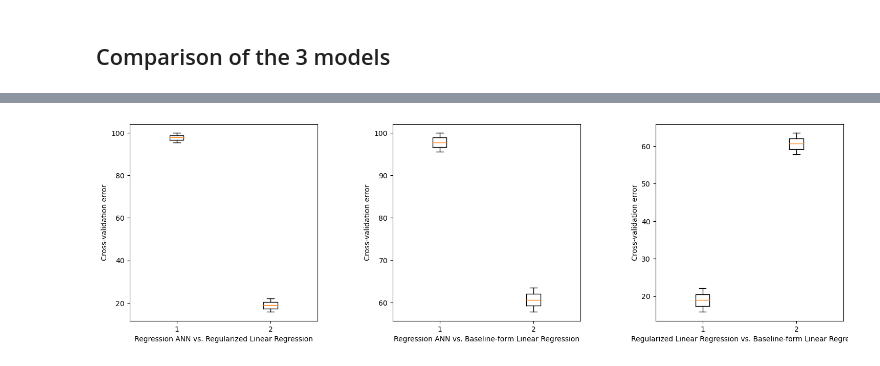
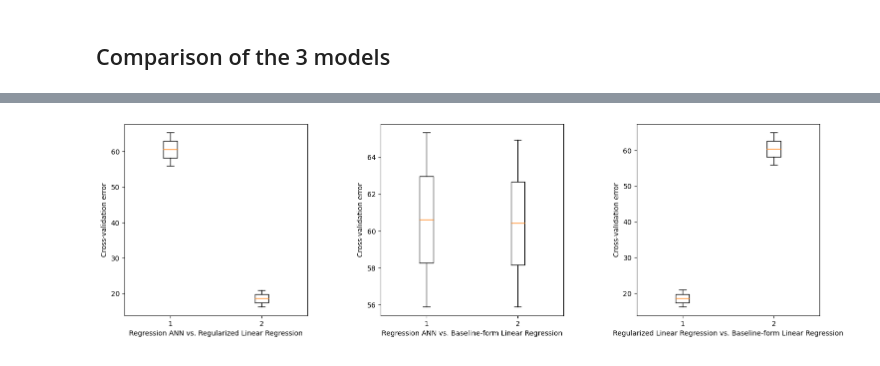
Before and after one commit to carolinahdzm/MLandDataM-Project2, a Jupyter notebook: Project2.ipynb, the cells around one changed output, grey strips where cells are left out. Saved outputs shown, nothing was run; the diff lists cells and outputs as text; code cells hidden in the pictures.

```diff
--- a/Project2.ipynb
+++ b/Project2.ipynb
@@ -28,8 +29,8 @@ warnings.filterwarnings('ignore')
 %matplotlib inline
 # %%
 # Load data from csv and store it in dataframe
-path = 'C:/Users/HP/Desktop/MASTER/1ST COURSE/INTRO TO ML AND DM/South-African-Heart-Disease-data-analysis-using-python-master/part1/dataset.xls'
-df = pd.read_excel(path, sheet_name='Sheet1')
+path = 'SAheart.data.txt'
+df = pd.read_csv(path)
 # %% [markdown]
 ## Data visualization
 # %%
@@ -53,7 +54,7 @@ df
 462 rows × 11 columns
 # %%
 # Drop row column
-df.drop(['row'], axis = 'columns', inplace=True)
+df.drop(['row.names'], axis = 'columns', inplace=True)
 # %%
 # Plot disperssion matrix to see correlation
 f, ax = plt.subplots(figsize = (10, 8))
@@ -137,7 +138,7 @@ In a linear regression problem, we are predicting our dependent variable through
 We are interested in discovering whether we can improve this model by reaching the same prediction power using fewer attributes. For this purpose, we perform a forward selection test with cross-validation across 5 outer folds and 10 inner folds, where we train a model starting with no features and gradually select and add, one-by-one, the features which minimize the squared error in the inner cross-validation loop, until the error cannot be minimized by adding any further predictors. Finally, we compute the R2 value of both the full model without feature selection and the newly-fitted feature-selecting model upon a test set, in order to see what percentage of the variance within the dataset is explained by each model.
 # %%
 raw_data = df.to_numpy()
-attr_col = list(df.columns).index('adiposity')
+attr_col = list(df.columns).index('obesity')
 cols = list(range(0, attr_col)) + list(range(attr_col + 1, len(df.columns)))
 
 X = raw_data[:, cols]
@@ -583,41 +583,44 @@ for par_index, test_index in CV1.split(X):
 
 
     # ANN Regression -----------------------------------------------------------------------------------------------
-    h_unit_interval = np.arange(1, 6, 1) # number of hidden units in the single hidden layer
-    nr_of_nn_replicates = 1 # when finding loss, take the best neural network from n replicates (to deal with local minima issues)
+    h_unit_interval = np.arange(1, 4, 1) # number of hidden units in the single hidden layer
+    nr_of_nn_replicates = 3 # when finding loss, take the best neural network from n replicates (to deal with local minima issues)
     max_iter = 10000 # max nr. of epochs (if convergence is not yet reached)
 
     ann_gen_error_rate_s = np.zeros(len(h_unit_interval))
 
     for s in range(0, len(h_unit_interval)):
         k2 = 0
-#         ann_val_error_rate = np.zeros(K2)
+        ann_val_error_rate = np.zeros(K2)
 
-#         for train_index, val_index in CV2.split(X_par):
-#             print('hello')
-#              extract training and test set for current CV fold
-#             X_train = torch.tensor(X_par[train_index,:], dtype=torch.float)
-#             y_train = torch.tensor(y_par[train_index], dtype=torch.float)
-#             X_val = torch.tensor(X_par[val_index,:], dtype=torch.float)
-#             y_val = torch.tensor(y_par[val_index], dtype=torch.float)
+        for train_index, val_index in CV2.split(X_par):
+            #print('hello')
 
-#             ann_model = lambda: torch.nn.Sequential(
-#                                     torch.nn.Linear(M, h_unit_interval[s]),
-#                                     torch.nn.Tanh(),
-#                                     torch.nn.Linear(h_unit_interval[s], 1), # H hidden units to 1 output neuron
-#                                     # no final tranfer function, since we are interested in the "linear output"
-#                                 )
+            ann_model = lambda: torch.nn.Sequential(
+                                     torch.nn.Linear(M, h_unit_interval[s]),
+                                     torch.nn.Tanh(),
+                                     torch.nn.Linear(h_unit_interval[s], 1), # H hidden units to 1 output neuron
+                                     # no final tranfer function, since we are interested in the "linear output"
+                                 )
 
-#             loss_fn = torch.nn.MSELoss() # Mean squared error loss function
-#             best_trained_neural_net, final_loss, learning_curve = train_neural_net(ann_model, loss_fn, X = X_train, y = y_train, n_replicates = nr_of_nn_replicates, max_iter = max_iter)
+            #extract training and test set for current CV fold
+            X_train = torch.tensor(X_par[train_index,:], dtype=torch.float)
+            y_train = torch.tensor(y_par[train_index], dtype=torch.float)
+            X_val = torch.tensor(X_par[val_index,:], dtype=torch.float)
+            y_val = torch.tensor(y_par[val_index], dtype=torch.float)
 
-#             ann_y_val_estimated = best_trained_neural_net(X_val)
-#             # Convert tensors to numpy arrays, to work smoothly with class comparisons
-#             ann_y_val_estimated = ann_y_val_estimated.detach().numpy().reshape(len(ann_y_val_estimated))
-#             y_val = y_val.numpy().reshape(len(y_val))
 
-#             ann_val_error_rate[k2] = np.square(y_val - ann_y_val_estimated).sum() / len(y_val)
-#             k2 = k2 + 1
+
+            loss_fn = torch.nn.MSELoss() # Mean squared error loss function
+            best_trained_neural_net, final_loss, learning_curve = train_neural_net(ann_model, loss_fn, X = X_train, y = y_train, n_replicates = nr_of_nn_replicates, max_iter = max_iter)
+
+            ann_y_val_estimated = best_trained_neural_net(X_val)
+             # Convert tensors to numpy arrays, to work smoothly with class comparisons
+            ann_y_val_estimated = ann_y_val_estimated.detach().numpy().reshape(len(ann_y_val_estimated))
+            y_val = y_val.numpy().reshape(len(y_val))
+
+            ann_val_error_rate[k2] = np.square(y_val - ann_y_val_estimated).sum() / len(y_val)
+            k2 = k2 + 1
 
         ann_gen_error_rate_s[s] = np.sum(ann_val_error_rate) / len(ann_val_error_rate)
 
@@ -758,3 +761,3 @@ Generalized error rate - baseline lin-reg: 60.66
-[figure, old version]
+[figure, new version]
 # %%
 X_par
```
Also changed, not shown: parts of 28 cells of this notebook.
